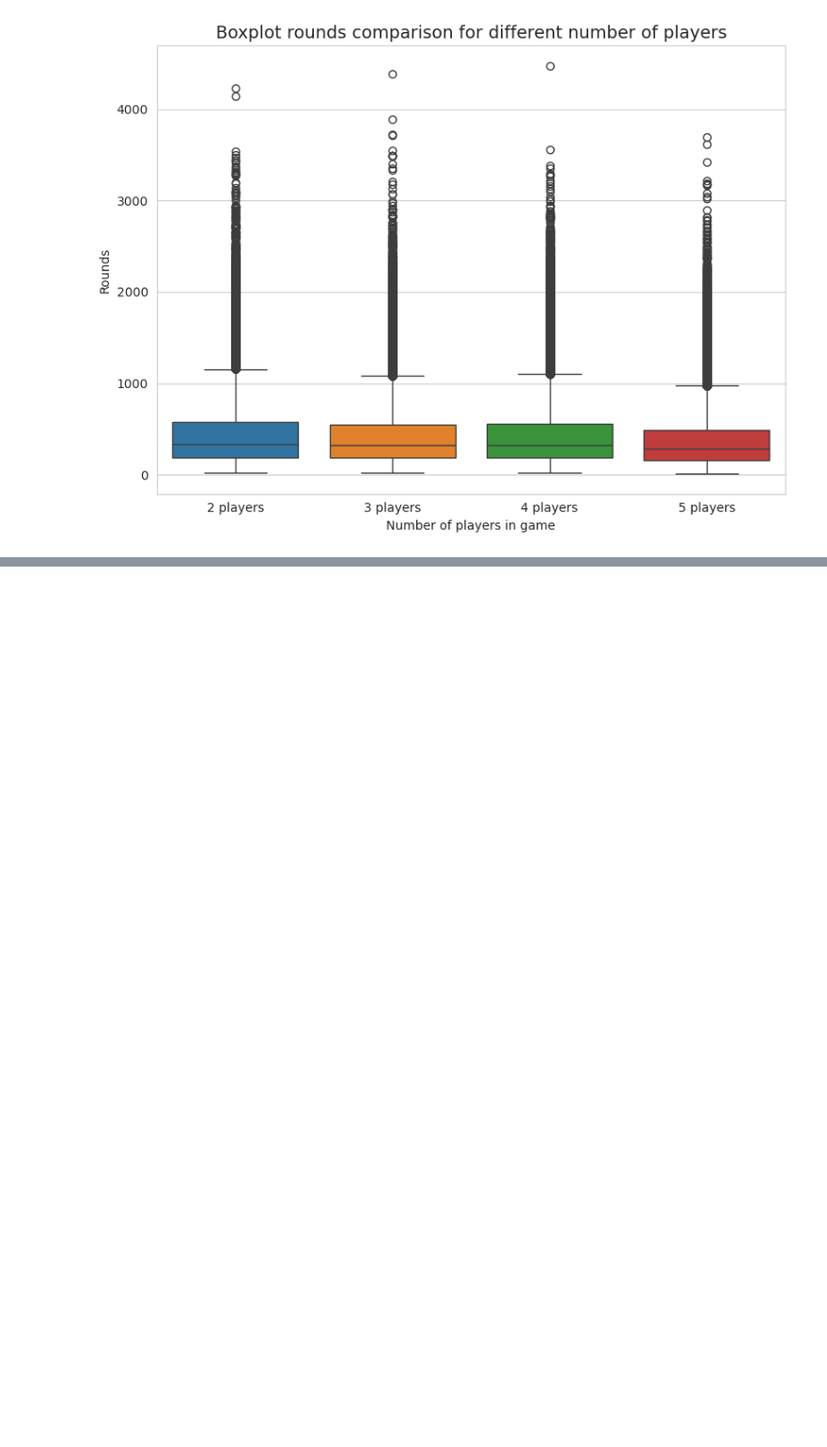
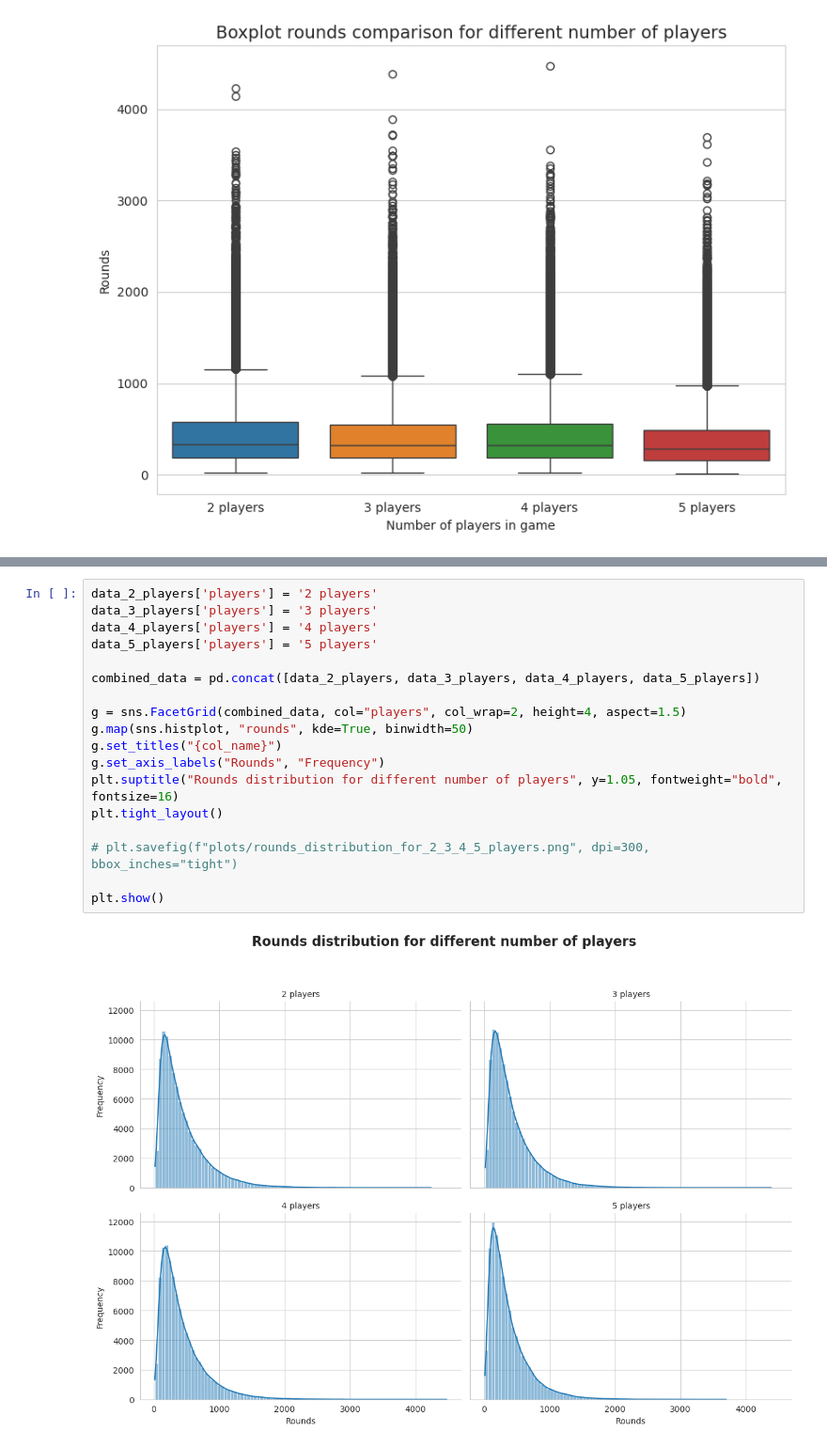
Before and after one commit to Agr3st/war-card-game-analysis, a Jupyter notebook: war_card_game_analysis.ipynb, the cells around one changed output, grey strips where cells are left out. Shown: that part at 94% size. Drawn from its saved outputs; the diff is of its cells as text; blank space fills up the shorter version.

```diff
--- a/war_card_game_analysis.ipynb
+++ b/war_card_game_analysis.ipynb
@@ -489,0 +499,20 @@ violinplot_comparison(column='wars', directory_path="plots", **players_data)
+# %%
+data_2_players['players'] = '2 players'
+data_3_players['players'] = '3 players'
+data_4_players['players'] = '4 players'
+data_5_players['players'] = '5 players'
+
+combined_data = pd.concat([data_2_players, data_3_players, data_4_players, data_5_players])
+
+g = sns.FacetGrid(combined_data, col="players", col_wrap=2, height=4, aspect=1.5)
+g.map(sns.histplot, "rounds", kde=True, binwidth=50)
+g.set_titles("{col_name}")
+g.set_axis_labels("Rounds", "Frequency")
+plt.suptitle("Rounds distribution for different number of players", y=1.05, fontweight="bold", fontsize=16)
+plt.tight_layout()
+
+# plt.savefig(f"plots/rounds_distribution_for_2_3_4_5_players.png", dpi=300, bbox_inches="tight")
+
+plt.show()
+# %% [output]
+[figure, added]
```
Also changed, not shown: parts of 19 cells of this notebook, 3 other files.
